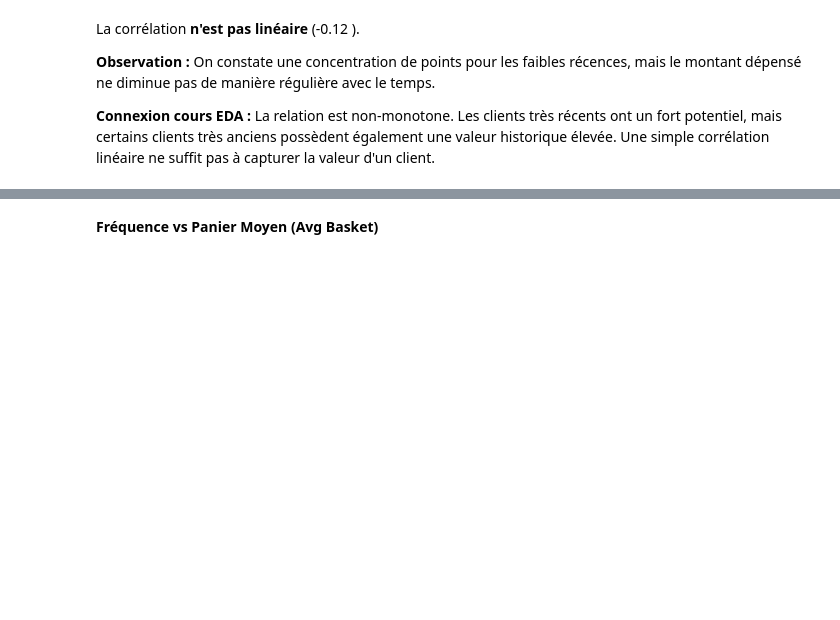
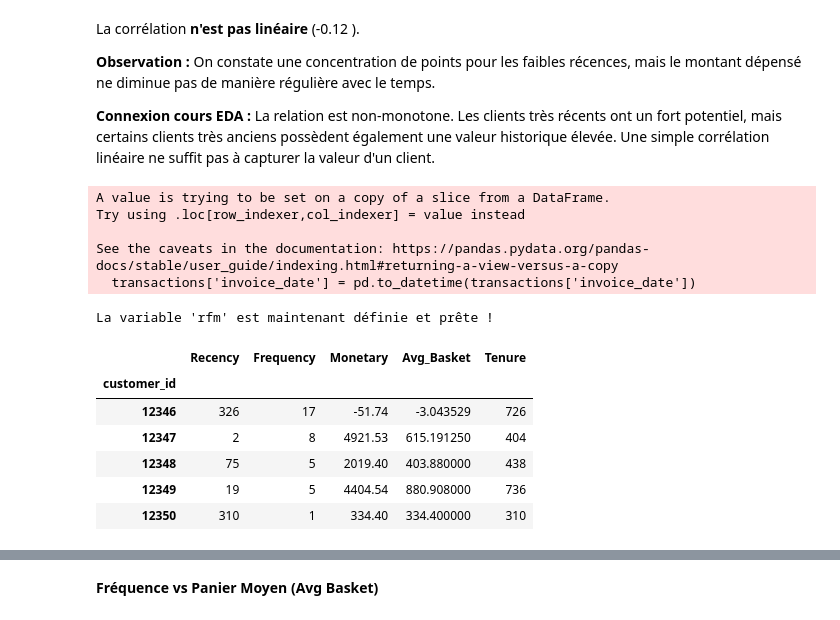
Before and after one commit to fds-imane/Data_Marketing, a Jupyter notebook: data_marketing.ipynb, the cells around one changed output, grey strips where cells are left out. Drawn from its saved outputs; the diff is of its cells as text; code cells hidden in the pictures; blank space fills up the shorter version.

```diff
--- a/data_marketing.ipynb
+++ b/data_marketing.ipynb
@@ -940,3 +960,42 @@ La corrélation **n'est pas linéaire** (-0.12 ).
 **Observation :** On constate une concentration de points pour les faibles récences, mais le montant dépensé ne diminue pas de manière régulière avec le temps.
 
 **Connexion cours EDA :** La relation est non-monotone. Les clients très récents ont un fort potentiel, mais certains clients très anciens possèdent également une valeur historique élevée. Une simple corrélation linéaire ne suffit pas à capturer la valeur d'un client.
+# %%
+# ÉTAPE DE DÉFINITION DE RFM
+# 1. On s'assure que les dates sont au bon format
+transactions['invoice_date'] = pd.to_datetime(transactions['invoice_date'])
+
+# 2. On définit la Snapshot Date (Date de référence)
+snapshot_date = transactions['invoice_date'].max() + pd.Timedelta(days=1)
+
+# 3. On crée la table RFM par agrégation
+rfm = transactions.groupby('customer_id').agg({
+    'invoice_date': lambda x: (snapshot_date - x.max()).days,
+    'invoice_id': 'nunique',
+    'line_total': 'sum'
+})
+
+# 4. On renomme les colonnes pour la cohérence
+rfm.columns = ['Recency', 'Frequency', 'Monetary']
+
+# 5. On ajoute les colonnes bonus (Feature Engineering)
+rfm['Avg_Basket'] = rfm['Monetary'] / rfm['Frequency']
+first_purchase = transactions.groupby('customer_id')['invoice_date'].min()
+rfm['Tenure'] = (snapshot_date - first_purchase).dt.days
+
+print("La variable 'rfm' est maintenant définie et prête !")
+rfm.head()
+# %% [output]
+A value is trying to be set on a copy of a slice from a DataFrame.
+Try using .loc[row_indexer,col_indexer] = value instead
+
+See the caveats in the documentation: https://pandas.pydata.org/pandas-docs/stable/user_guide/indexing.html#returning-a-view-versus-a-copy
+  transactions['invoice_date'] = pd.to_datetime(transactions['invoice_date'])
+La variable 'rfm' est maintenant définie et prête !
+|  | Recency | Frequency | Monetary | Avg_Basket | Tenure |
+| customer_id |  |  |  |  |  |
+| 12346 | 326 | 17 | -51.74 | -3.043529 | 726 |
+| 12347 | 2 | 8 | 4921.53 | 615.191250 | 404 |
+| 12348 | 75 | 5 | 2019.40 | 403.880000 | 438 |
+| 12349 | 19 | 5 | 4404.54 | 880.908000 | 736 |
+| 12350 | 310 | 1 | 334.40 | 334.400000 | 310 |
```
Also changed, not shown: parts of 27 cells of this notebook.
